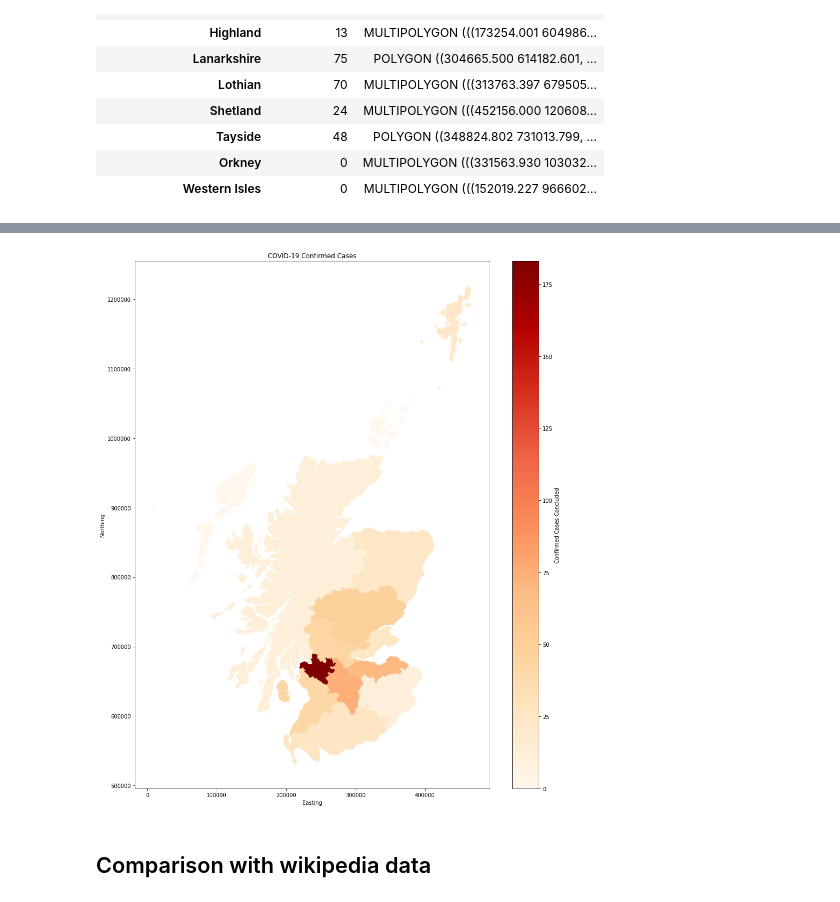
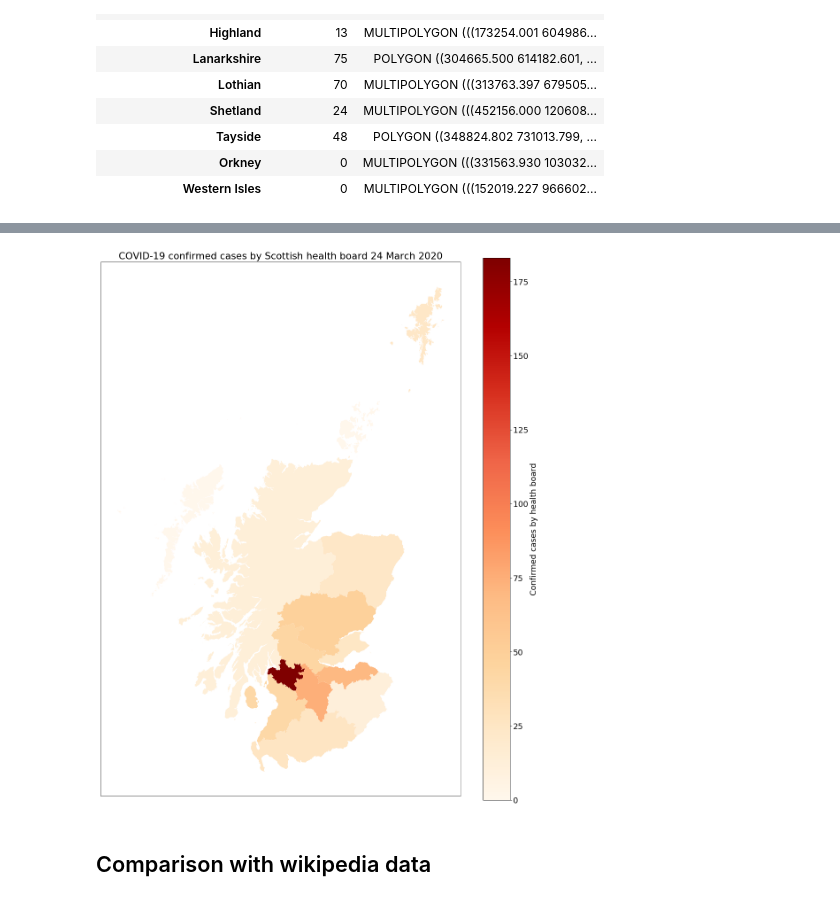
Before and after one commit to seumasmorrison/Scotland_COVID-19, a Jupyter notebook: Scotland_COVID-19.ipynb, the cells around one changed output, grey strips where cells are left out. Cells and saved outputs as stored; diff of their text form; code cells hidden in the pictures.

Commit message:
spatial plots

```diff
--- a/Scotland_COVID-19.ipynb
+++ b/Scotland_COVID-19.ipynb
@@ -520,3 +506,5 @@ health_board_geo_df
 | Tayside | 48 | POLYGON ((348824.802 731013.799, ... |
 | Orkney | 0 | MULTIPOLYGON (((331563.930 103032... |
 | Western Isles | 0 | MULTIPOLYGON (((152019.227 966602... |
+# %%
+matplotlib.rcParams.update({"font.size": 18})
@@ -523,11 +573,12 @@ health_board_geo_df
 # %%
-health_board_geo_df.plot(column=health_board_geo_df.columns[0], figsize=(15,18), legend=True, legend_kwds={'label': "Confirmed Cases Concluded"}, cmap='OrRd')
-plt.title('COVID-19 Confirmed Cases')
-plt.ylabel('Northing')
-plt.xlabel('Easting')
+ax = health_board_geo_df.plot(column=health_board_geo_df.columns[0], figsize=(15,18), legend=True, legend_kwds={'label': "Confirmed cases by health board"}, cmap='OrRd')
+plt.title('COVID-19 confirmed cases by Scottish health board 24 March 2020')
+ax.set_yticks([])
+ax.set_xticks([])
+plt.tight_layout()
 plt.savefig("output/confirmed_cases_" + str(date) + ".png")
 # %% [output]
-[figure, old version]
+[figure, new version]
 # %%
 health_board_geo_df.to_file('gis/scottish_health_board_counts_' + date + '.gpkg', driver='GPKG')
 # %% [markdown]
```
Also changed, not shown: parts of 11 cells of this notebook, 3 other files.
